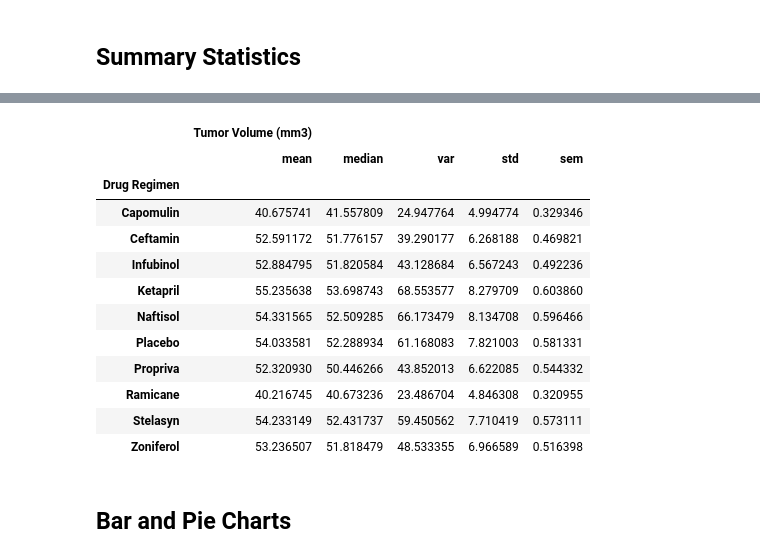
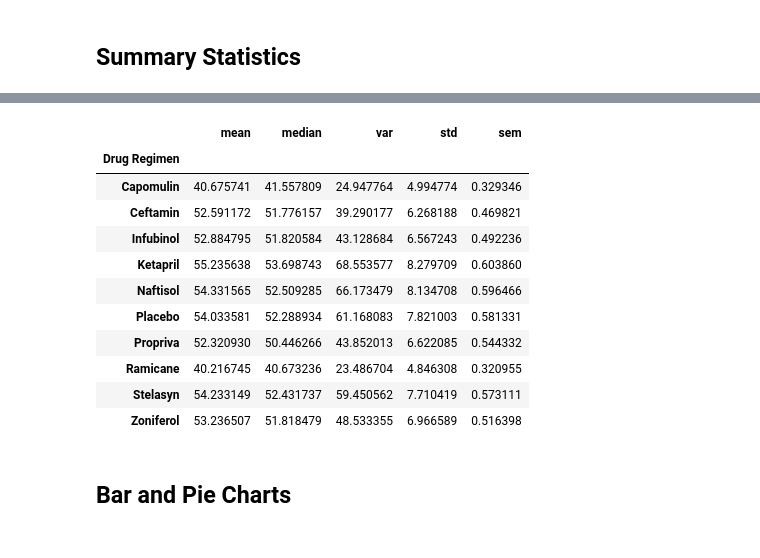
Before and after one commit to HanaDoubleU/matplotlib-challenge, a Jupyter notebook: Pymaceuticals/pymaceuticals_starter.ipynb, the cells around one changed output, grey strips where cells are left out. Cells and saved outputs as stored; diff of their text form; code cells hidden in the pictures.

```diff
--- a/Pymaceuticals/pymaceuticals_starter.ipynb
+++ b/Pymaceuticals/pymaceuticals_starter.ipynb
@@ -93,11 +94,36 @@ cleancount
 # %% [markdown]
 ## Summary Statistics
 # %%
+# dependency
+# xpert
+from scipy.stats import sem
 # Generate a summary statistics table of mean, median, variance, standard deviation, and SEM of the tumor volume for each regimen
+# source: plotting_groups_solution.ipynb
+# source: https://pandas.pydata.org/docs/reference/api/pandas.DataFrame.var.html
+# source: https://pandas.pydata.org/docs/reference/api/pandas.DataFrame.std.html
+# source: standard_error_solution.ipynb
+# source: creating_data_frames_solution.ipynb
+# xpert
+groupby = clean.groupby('Drug Regimen')
+mean = groupby['Tumor Volume (mm3)'].mean()
+median = groupby['Tumor Volume (mm3)'].median()
+variance = groupby['Tumor Volume (mm3)'].var()
+stddev = groupby['Tumor Volume (mm3)'].std()
+stderr = groupby['Tumor Volume (mm3)'].apply(sem)
+summarystatistics = pd.DataFrame(
+    {"Mean Tumor Volume": mean,
+     "Median Tumor Volume": median,
+     "Tumor Volume Variance": variance,
+     "Tumor Volume Std. Dev.": stddev,
+     "Tumor Volume Std. Err.": stderr
+    }
+)
 
 # Use groupby and summary statistical methods to calculate the following properties of each drug regimen:
 # mean, median, variance, standard deviation, and SEM of the tumor volume.
 # Assemble the resulting series into a single summary DataFrame.
+# source: creating_data_frames_solution.ipynb
+summarystatistics
 # %% [output]
 |  | Mean Tumor Volume | Median Tumor Volume | Tumor Volume Variance | Tumor Volume Std. Dev. | ... |
 | Drug Regimen |  |  |  |  | ... |
@@ -114,10 +140,19 @@ cleancount
 # %%
 # A more advanced method to generate a summary statistics table of mean, median, variance, standard deviation,
 # and SEM of the tumor volume for each regimen (only one method is required in the solution)
+# source: xpert
+advancedmethod = groupby['Tumor Volume (mm3)'].agg(
+    mean='mean',
+    median='median',
+    var='var',
+    std='std',
+    sem=lambda x: x.std() / (len(x) ** 0.5)
+)
 
 # Using the aggregation method, produce the same summary statistics in a single line
+# source: creating_data_frames_solution.ipynb
+advancedmethod
 # %% [output]
-|  | Tumor Volume (mm3) |  |  |  |  |
 |  | mean | median | var | std | sem |
 | Drug Regimen |  |  |  |  |  |
 | Capomulin | 40.675741 | 41.557809 | 24.947764 | 4.994774 | 0.329346 |
```
Also changed, not shown: parts of 1 cell of this notebook, 1 other file.
